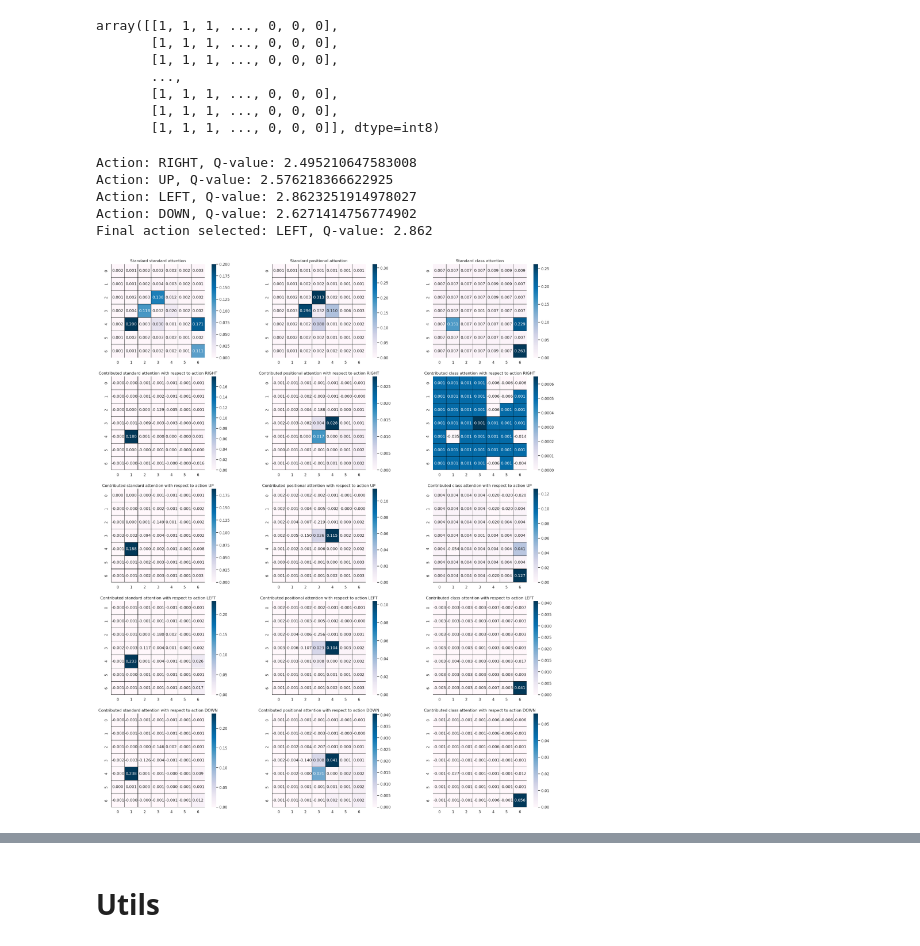
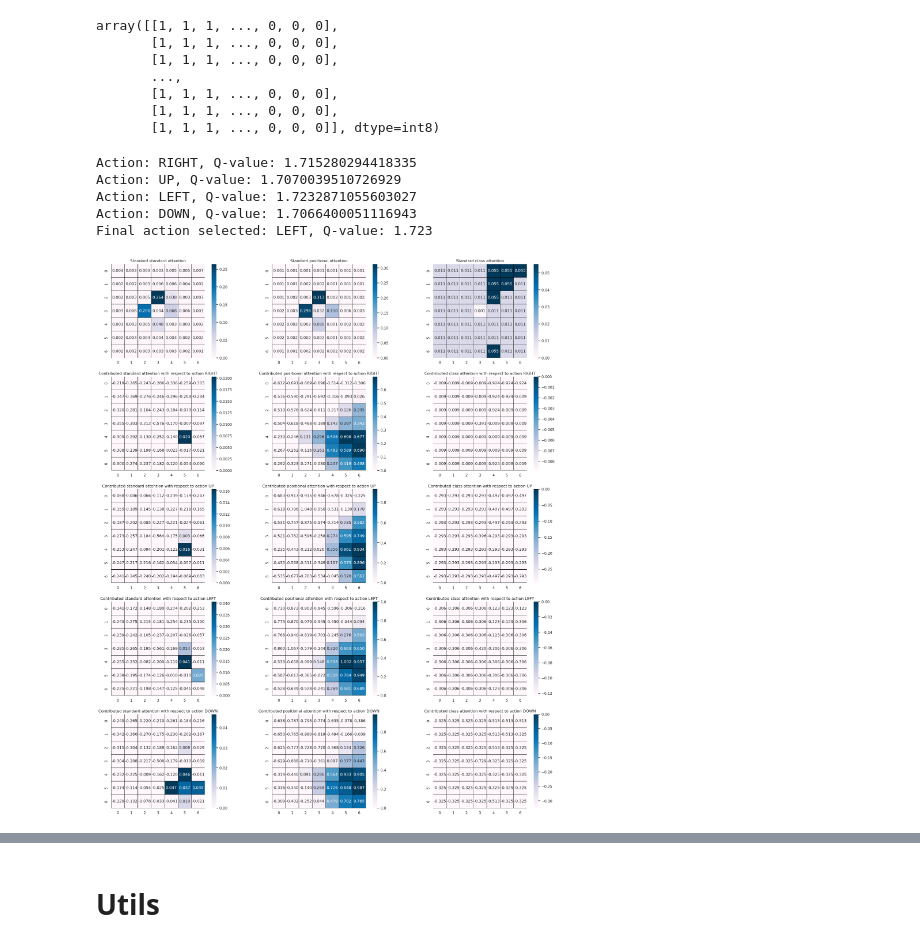
Before and after one commit to Yoshi-0921/MAEXP, a Jupyter notebook: configs/experiments/COMPSAC2026/attentionAnalysis.ipynb, the cells around one changed output, grey strips where cells are left out. Cells and saved outputs as stored; diff of their text form; code cells hidden in the pictures.

Commit message:
add attention analysis

```diff
--- a/configs/experiments/COMPSAC2026/attentionAnalysis.ipynb
+++ b/configs/experiments/COMPSAC2026/attentionAnalysis.ipynb
@@ -128,11 +135,11 @@ Run data is saved locally in /home/motokawa/projects/MAEXP/configs/experiments/C
 # %%
 import numpy as np
 import random
-from core.maps.central_room_large_destination_map import CentralRoomLargeDestinationMap
+from core.maps.central_room_large_lang_destination_map import CentralRoomLargeLangDestinationMap
 from core.worlds.default_world import DefaultWorld
 from core.environments.default_environment import DefaultEnvironment
 
-class TestCentralRoomLargeDestinationMap(CentralRoomLargeDestinationMap):
+class TestCentralRoomLargeLangDestinationMap(CentralRoomLargeLangDestinationMap):
     def reset_destination_area(self):
         destination_area = [np.zeros(shape=(self.SIZE_X, self.SIZE_Y), dtype=np.int8) for _ in range(4)]
         destination_area[0][: self.SIZE_X // 2, :] = 1  # left half
@@ -156,7 +163,7 @@ class TestEnvironment(DefaultEnvironment):
         super().__init__(config=config, world=world)
         agent_xys = [
             # [14,8],[-6,-10],[-7,-7],[-8,-9],[-7,-9],[-6,-9],[-5,-9],[-4,-9]
-            [-5, 1], [0, 2], [2, 2], [-2, 0], [2, 0], [-2, -2], [0, -2], [2, -2]
+            [-5,1], [2, 2], [2, 2], [-1, 0], [2, 0], [-1, -2], [0, -2], [2, -2]
             ]
         for agent_id, agent_xy in enumerate(agent_xys):
             self.init_xys[agent_id] = np.asarray(agent_xy, dtype=np.int8)
@@ -174,18 +181,13 @@ class TestEnvironment(DefaultEnvironment):
     #         self.heatmap_objects[0, x, y] += 1
     #         self.objects_generated += 1
 
-world_map = TestCentralRoomLargeDestinationMap(config=config, size_x=49, size_y=25)
+world_map = TestCentralRoomLargeLangDestinationMap(config=config, size_x=49, size_y=25)
 world = DefaultWorld(config=config, world_map=world_map)
 env = TestEnvironment(config=config, world=world)
 env.reset()
 
-import matplotlib.pyplot as plt
 state=env.observation_ind(env.agents,env.agents[agent_id],agent_id)
 images=env.observation_handler.render(state)
-plt.subplot(1, 2, 1)
-plt.imshow(images["relative"].permute(1, 2, 0))
-plt.subplot(1, 2, 2)
-plt.imshow(images["local"].permute(1, 2, 0))
 
 for state_key, state_value in state.items():
     if isinstance(state_value, torch.Tensor):
@@ -207,6 +208,8 @@ array([[1, 1, 1, ..., 0, 0, 0],
        [1, 1, 1, ..., 0, 0, 0],
        [1, 1, 1, ..., 0, 0, 0]], dtype=int8)
 # %%
+from copy import deepcopy
+
 import matplotlib.pyplot as plt
 import seaborn as sns
 plt.rcParams["figure.facecolor"] = "white"
@@ -214,11 +217,12 @@ plt.rcParams["savefig.facecolor"] = "white"
 sns.set()
 
 actions={0:"RIGHT", 1:"UP", 2:"LEFT", 3:"DOWN"}
+
 fig = plt.figure(figsize=(25, 30))
 
 for attention_mode_i, attention_mode in enumerate(["standard", "positional","class"]):
     network.zero_grad()
-    q_values, attns = network.forward_attn(state,external_taus=fixed_tau,attention_mode=attention_mode)
+    _, attns = network.forward_attn(state,external_taus=fixed_tau,attention_mode=attention_mode)
     attention_map = torch.stack(attns[0])
     attention_map = attention_map.mean(dim=0)[0, :, 0, 1:].view(-1,7,7).cpu()
     plt.subplot(5, 3, attention_mode_i+1)
@@ -239,37 +243,38 @@ for attention_mode_i, attention_mode in enumerate(["standard", "positional","cla
 for action_i in range(4):
     for attention_mode_i, attention_mode in enumerate(["standard", "positional","class"]):
         network.zero_grad()
         q_values, attns = network.forward_attn(state,external_taus=fixed_tau,attention_mode=attention_mode)
         q_values[0,action_i].backward(retain_graph=True)
         if attention_mode == "standard":
             print(f"Action: {actions[action_i]}, Q-value: {q_values[0, action_i].item()}")
+            standard_q_values=deepcopy(q_values.detach().cpu().numpy())
             if action_i == 3:
                 print(f"Final action selected: {actions[q_values.argmax(dim=1).item()]}, Q-value: {q_values[0, q_values.argmax(dim=1).item()].item():.3f}")
 
         # attns[0] for local, attns[1] for relative
         attention_map = torch.stack(attns[0])
         attention_grads= torch.stack([a.grad for a in attns[0]])
-        attention_map_grads = (attention_map*attention_grads).mean(dim=0)[0, :, 0, 1:].view(-1,7,7).cpu()
+        attention_map_grads = (attention_grads).mean(dim=0)[0, :, 0, 1:].view(-1,7,7).cpu()
         attention_map = attention_map.mean(dim=0)[0, :, 0, 1:].view(-1,7,7).cpu()
 
         plt.subplot(5, 3, (action_i+1)*3+attention_mode_i+1)
         sns.heatmap(
             torch.t(attention_map_grads.mean(dim=0)).detach().numpy(),
             cmap='PuBu',
             linecolor='black',
             linewidths=.1,
             vmin=0,
             square=True,
             annot=True,
             fmt=".3f",
             # vmax=0.25,
             annot_kws={"fontsize": 12},
         )
         plt.title(f"Contributed {attention_mode} attention with respect to action {actions[action_i]}")
 # %% [output]
-Action: RIGHT, Q-value: 2.495210647583008
-Action: UP, Q-value: 2.576218366622925
-Action: LEFT, Q-value: 2.8623251914978027
-Action: DOWN, Q-value: 2.6271414756774902
-Final action selected: LEFT, Q-value: 2.862
+Action: RIGHT, Q-value: 1.715280294418335
+Action: UP, Q-value: 1.7070039510726929
+Action: LEFT, Q-value: 1.7232871055603027
+Action: DOWN, Q-value: 1.7066400051116943
+Final action selected: LEFT, Q-value: 1.723
-[figure, old version]
+[figure, new version]
```
Also changed, not shown: parts of 5 cells of this notebook.
